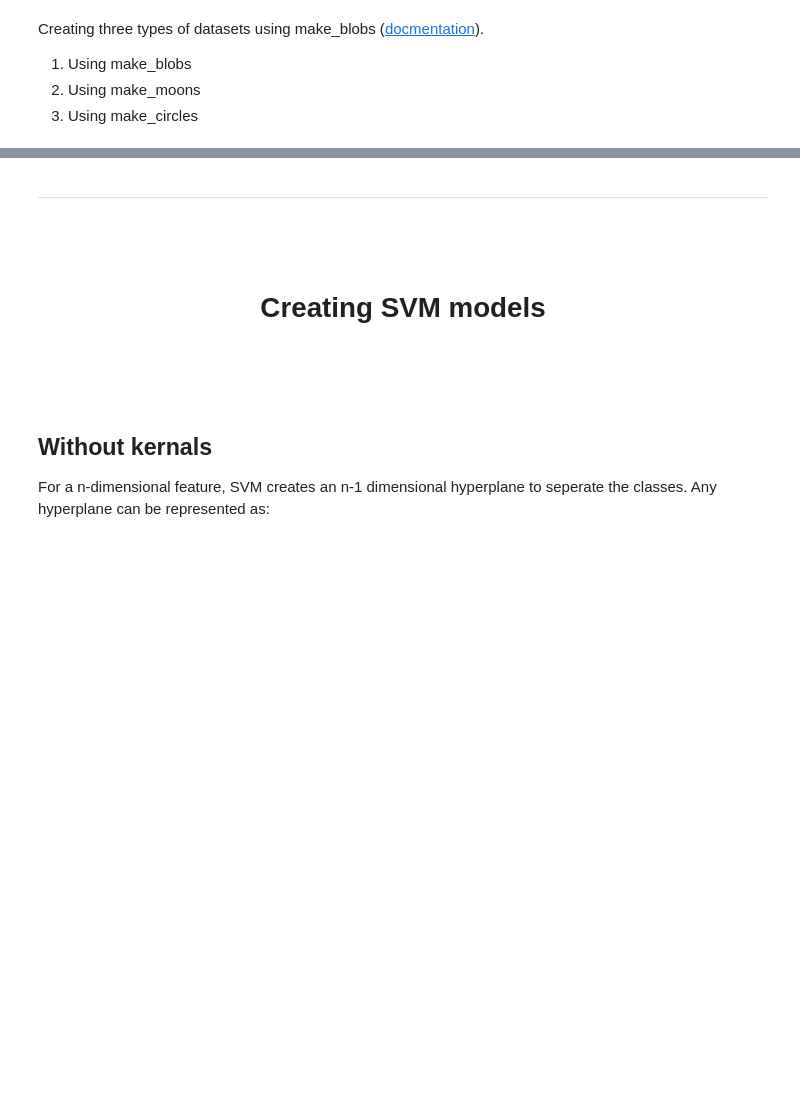
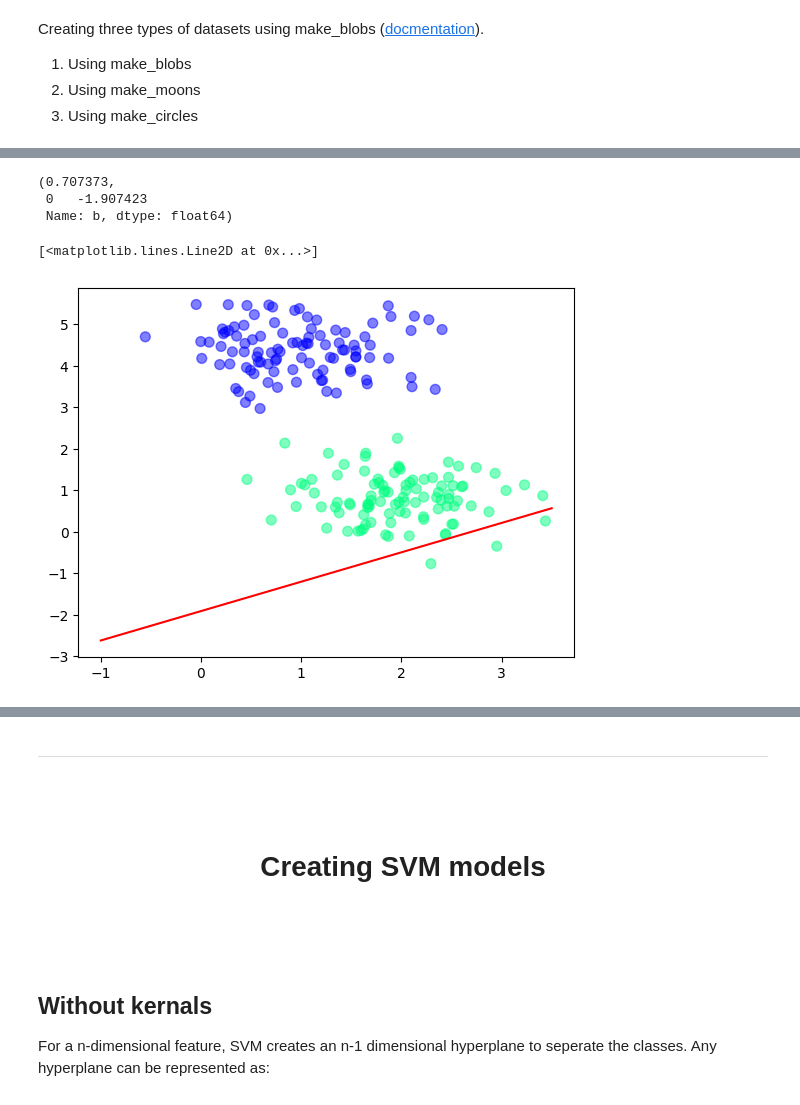
Before and after one commit to Akranth3/Parallel_SVM, a Jupyter notebook: code/svm-from-scratch.ipynb, the cells around one changed output, grey strips where cells are left out. Drawn from its saved outputs; the diff is of its cells as text; code cells hidden in the pictures; blank space fills up the shorter version.

```diff
--- a/code/svm-from-scratch.ipynb
+++ b/code/svm-from-scratch.ipynb
@@ -36,0 +37,15 @@ X1 :
+# %%
+df = pd.read_csv('../model/Two_class/model.csv')
+df['w'].item(), df['b']
+# %% [output]
+(0.707373,
+ 0   -1.907423
+ Name: b, dtype: float64)
+# %%
+x_ax = np.linspace(-1,3.5,50)
+y_ax = df['w'].item()*x_ax + df['b'].item()
+plt.scatter(X1[:, 0], X1[:, 1], c=y1, s=50, cmap='winter', alpha=.5)
+plt.plot(x_ax, y_ax, color='red')
+# %% [output]
+[<matplotlib.lines.Line2D at 0x...>]
+[figure, added]
```
Also changed, not shown: parts of 7 cells of this notebook, 11 other files.
